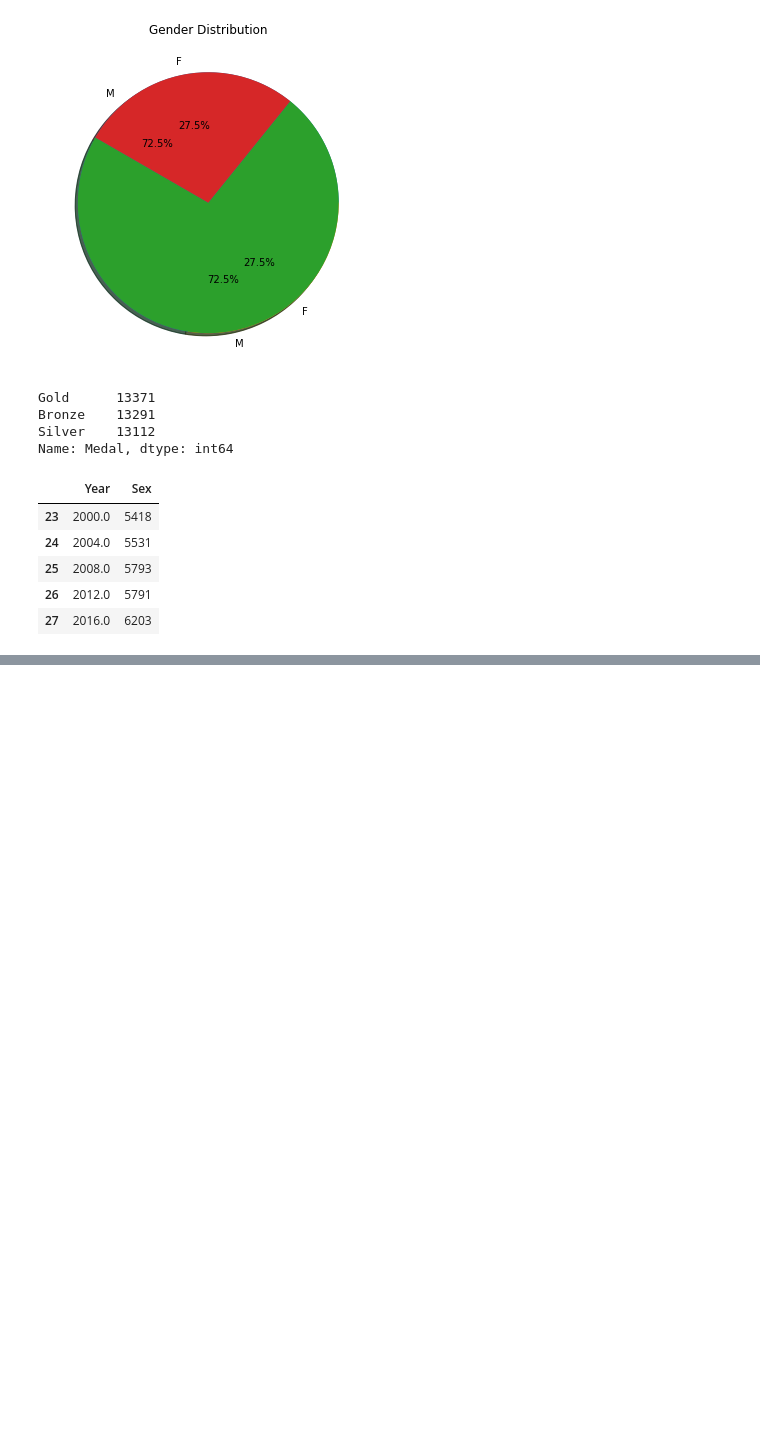
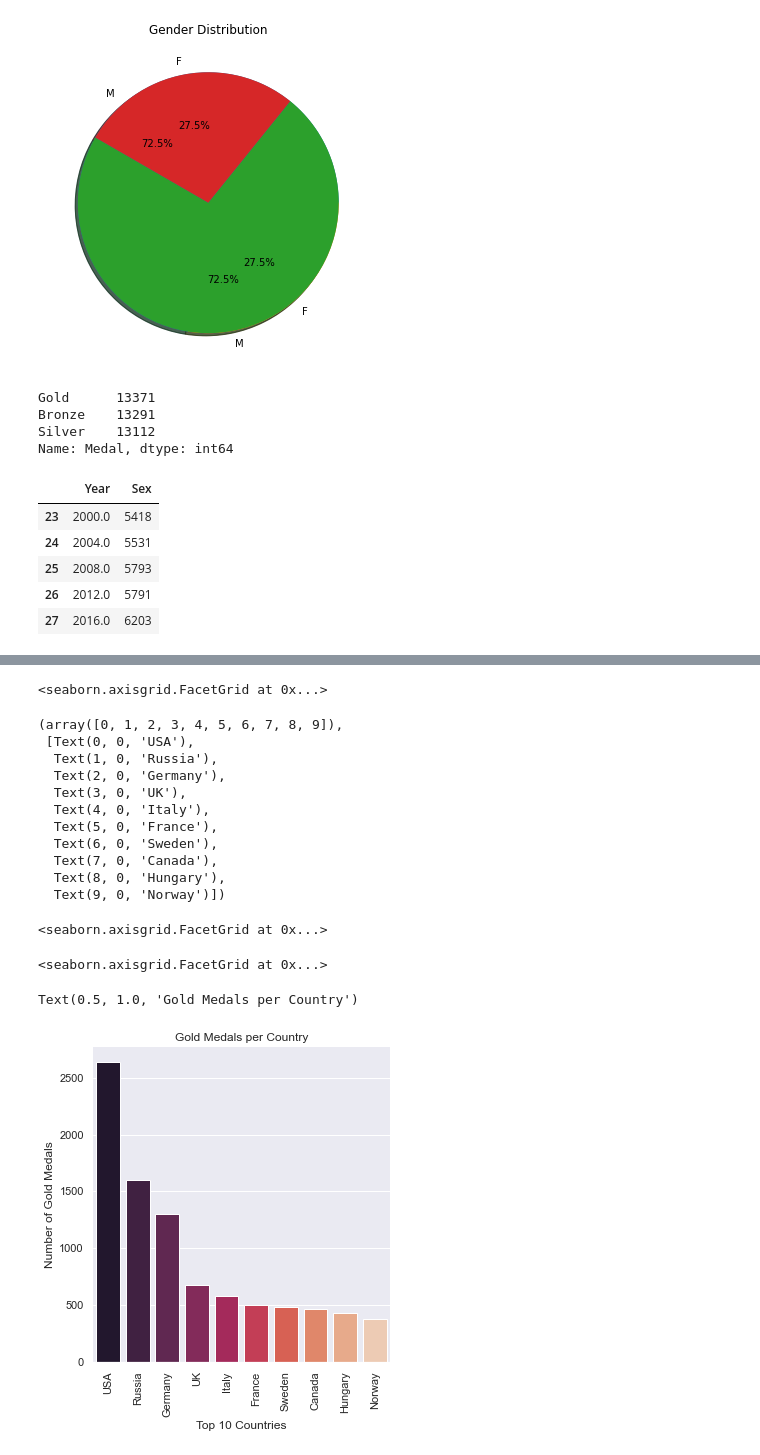
Before and after one commit to wenyuc/basic_learning, a Jupyter notebook: olympic_data_processing.ipynb, the cells around one changed output, grey strips where cells are left out. Saved outputs shown, nothing was run; the diff lists cells and outputs as text; code cells hidden in the pictures; blank space fills up the shorter version.

```diff
--- a/olympic_data_processing.ipynb
+++ b/olympic_data_processing.ipynb
@@ -286,0 +402,26 @@ female_participants.tail()
+# %%
+totalGoldMedals = goldMedals.Region.value_counts().reset_index(name = 'Medal').head(10)
+g = sns.catplot(x = 'index', y = 'Medal', data = totalGoldMedals,
+               height= 5, kind = 'bar', palette= "rocket")
+g.despine(left=True)
+plt.xticks(rotation = 90)
+g.set_xlabels('Top 10 Countries')
+g.set_ylabels('Number of Gold Medals')
+plt.title("Gold Medals per Country")
+# %% [output]
+<seaborn.axisgrid.FacetGrid at 0x...>
+(array([0, 1, 2, 3, 4, 5, 6, 7, 8, 9]),
+ [Text(0, 0, 'USA'),
+  Text(1, 0, 'Russia'),
+  Text(2, 0, 'Germany'),
+  Text(3, 0, 'UK'),
+  Text(4, 0, 'Italy'),
+  Text(5, 0, 'France'),
+  Text(6, 0, 'Sweden'),
+  Text(7, 0, 'Canada'),
+  Text(8, 0, 'Hungary'),
+  Text(9, 0, 'Norway')])
+<seaborn.axisgrid.FacetGrid at 0x...>
+<seaborn.axisgrid.FacetGrid at 0x...>
+Text(0.5, 1.0, 'Gold Medals per Country')
+[figure, added]
```
Also changed, not shown: parts of 13 cells of this notebook, 2 other files.
